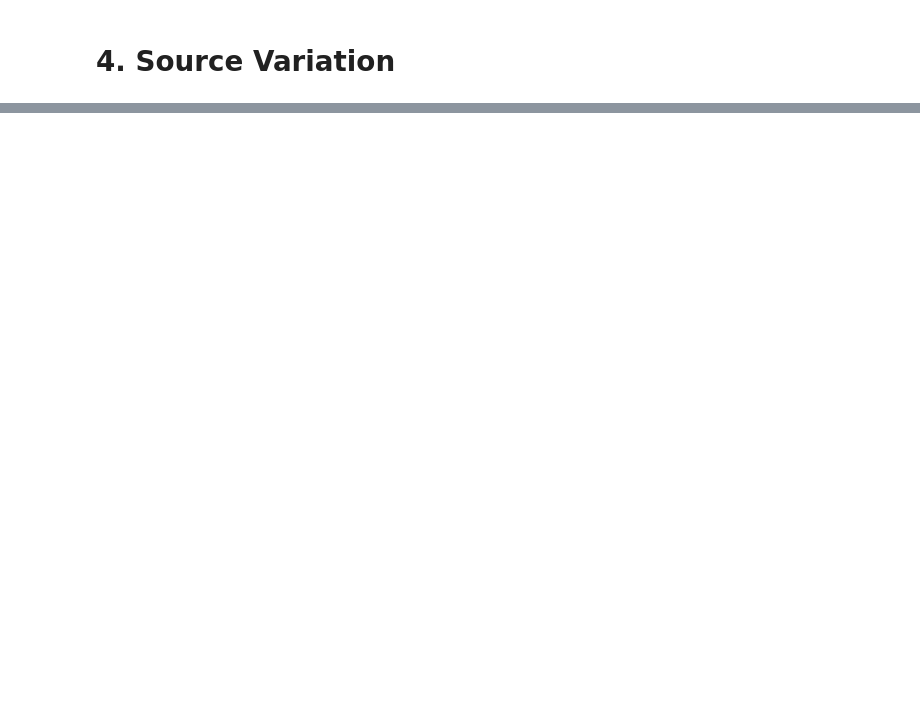
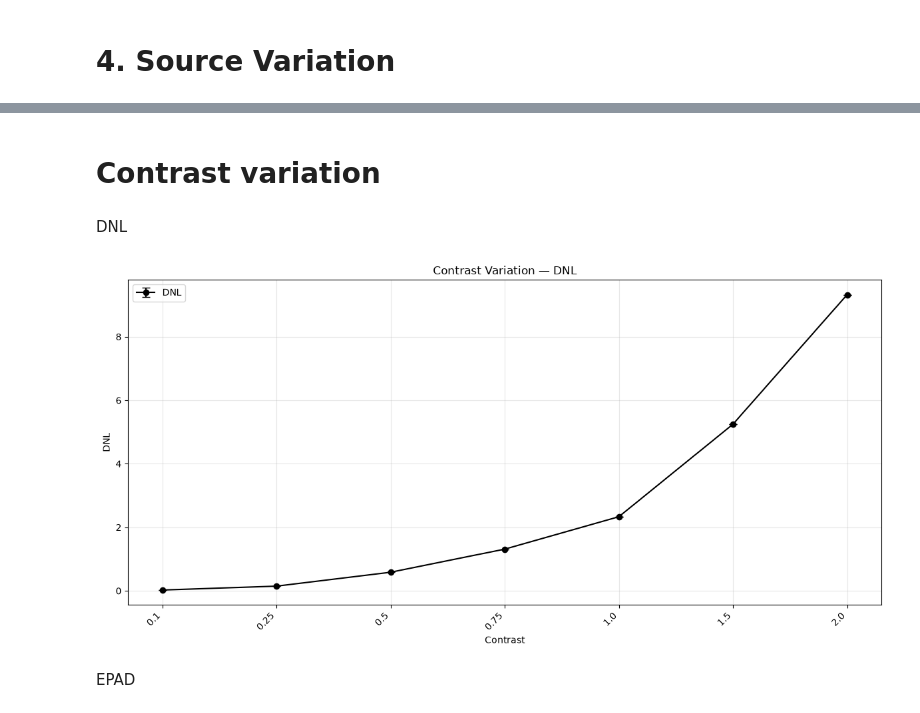
Before and after one commit to andre-batista/eispy2d, a Jupyter notebook: demo/example_benchmark_evaluate.ipynb, the cells around one changed output, grey strips where cells are left out. Drawn from its saved outputs; the diff is of its cells as text; code cells hidden in the pictures; blank space fills up the shorter version.

```diff
--- a/demo/example_benchmark_evaluate.ipynb
+++ b/demo/example_benchmark_evaluate.ipynb
@@ -564,2 +670,16 @@ boxplot_indicator(
+# %% [markdown]
+# Contrast variation
+# %% [markdown]
+DNL
+# %%
+plot_dnl_variation(
+    collect_group_dnl('contrast'),
+    'Contrast Variation — DNL',
+    'Contrast'
+)
+# %% [output]
+[figure, added]
+# %% [markdown]
+EPAD
 # %%
 contrast_data_epad = collect_group('contrast', rst.REL_PERMITTIVITY_PAD_ERROR)
```
Also changed, not shown: parts of 56 cells of this notebook, 1 other file.
